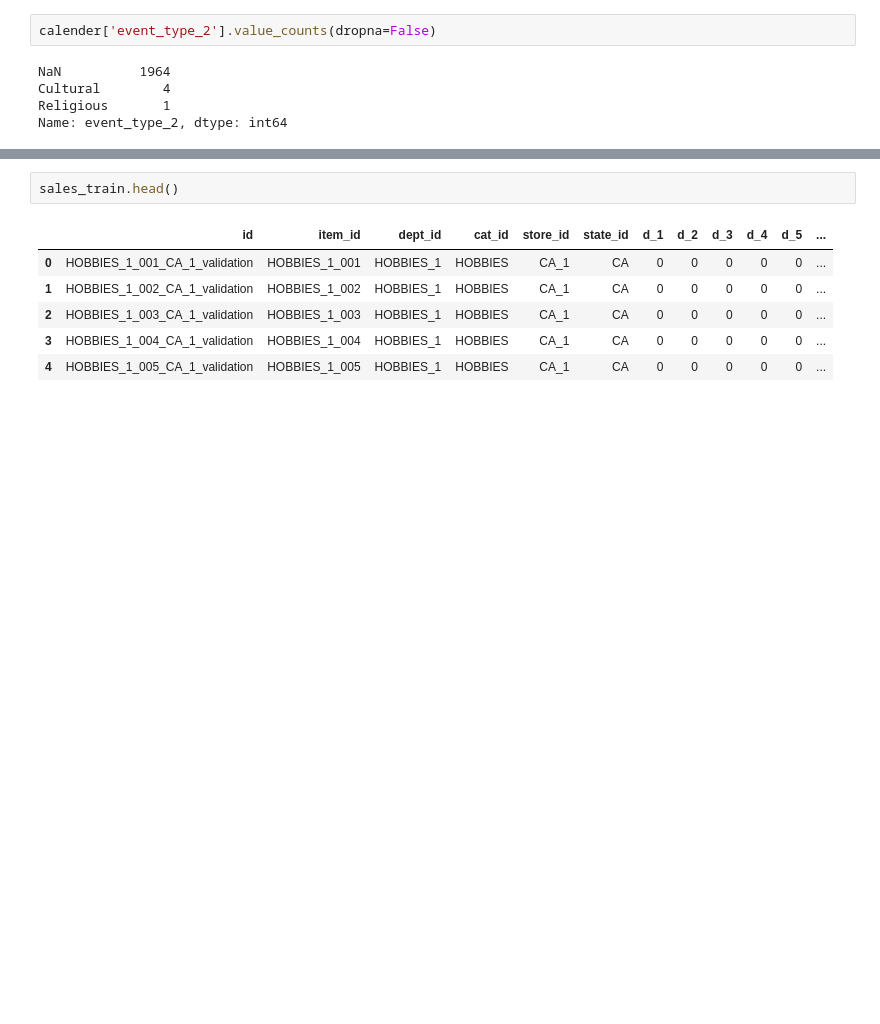
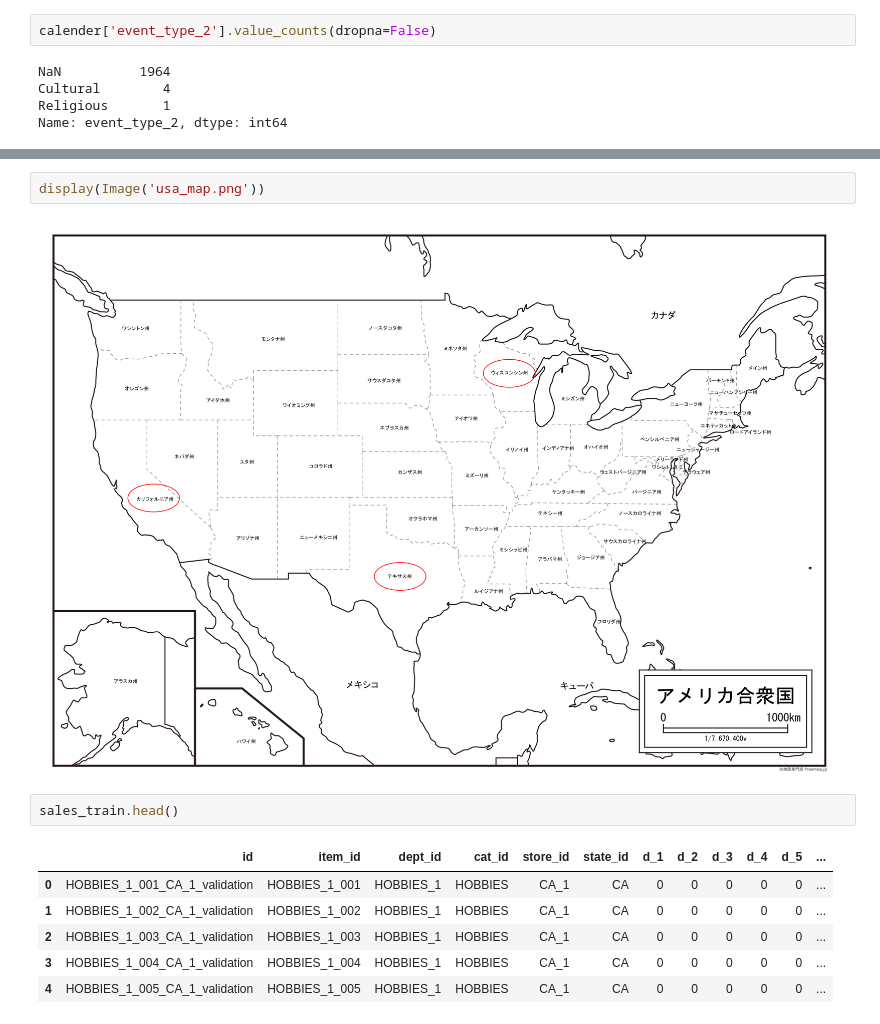
Before and after one commit to THashiz/kaggle, a Jupyter notebook: M5_basic_analysis.ipynb, the cells around one changed output, grey strips where cells are left out. Saved outputs shown, nothing was run; the diff lists cells and outputs as text; blank space fills up the shorter version.

```diff
--- a/M5_basic_analysis.ipynb
+++ b/M5_basic_analysis.ipynb
@@ -160,3 +176,7 @@ Name: event_name_2, dtype: int64
+# %%
+display(Image('usa_map.png'))
+# %% [output]
+[figure, added]
 # %%
 sales_train.head()
 # %% [output]
```
Also changed, not shown: parts of 18 cells of this notebook.
